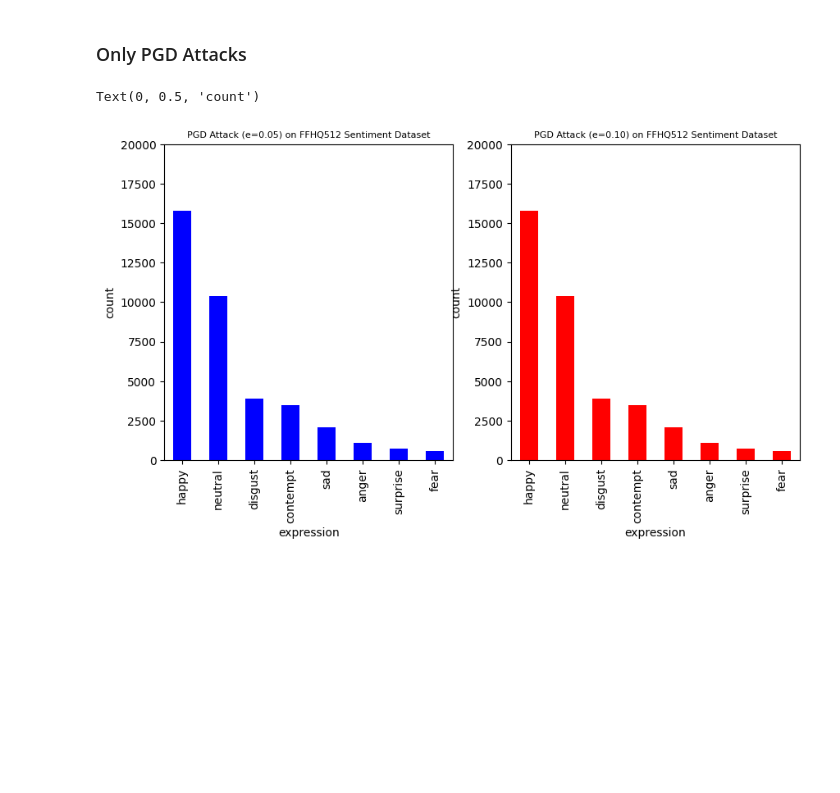
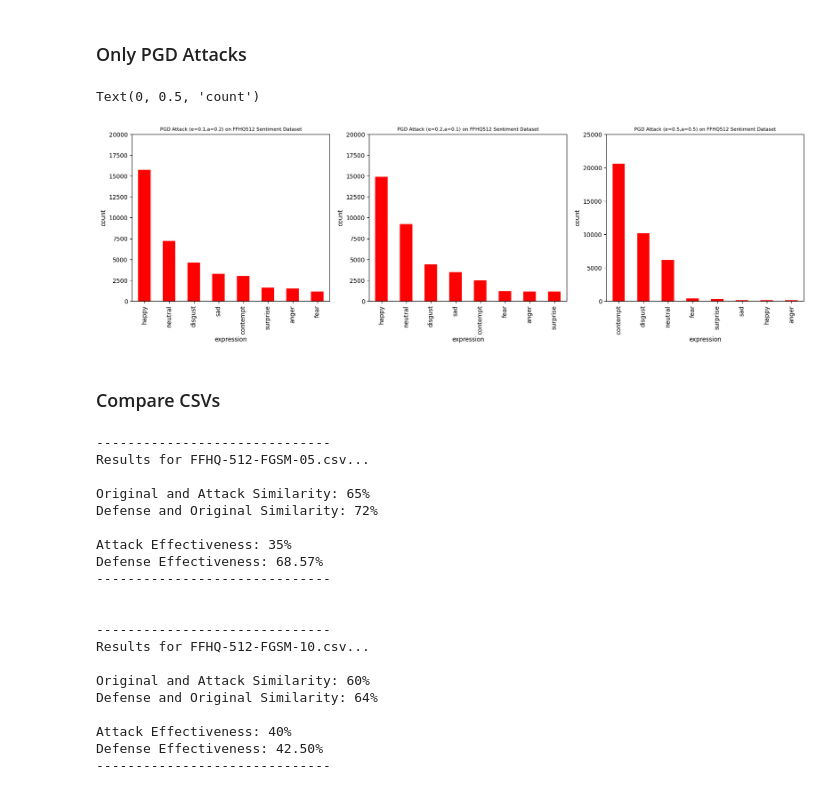
Before and after one commit to hassledw/StyleCLIP_Defense, a Jupyter notebook: ViTClassifier.ipynb, the cells around one changed output. Cells and saved outputs as stored; diff of their text form; code cells hidden in the pictures; blank space fills up the shorter version.

Commit message:
updated attacks

```diff
--- a/ViTClassifier.ipynb
+++ b/ViTClassifier.ipynb
@@ -250,33 +251,93 @@ plt.tight_layout()
 # %% [markdown]
 ### Only PGD Attacks
 # %%
-plt.figure(figsize=(10,5))
+plt.figure(figsize=(20,5))
 # xaxis_order = ["happy", "contempt", "surprise", "neutral", "disgust", "sad", "anger", "fear"]
-plt.subplot(1, 2, 1)
-data = pd.read_csv("./FFHQ512-Labeled/FFHQ-512-PGD-05.csv")
+plt.subplot(1, 3, 1)
+data = pd.read_csv("./FFHQ512-Labeled/FFHQ-512-PGD-10-20.csv")
 counts = data["expression"].value_counts()
-counts.plot(kind="bar", color="blue")
+counts.plot(kind="bar", color="red")
 plt.ylim(0, 20000)
-plt.title("PGD Attack (e=0.05) on FFHQ512 Sentiment Dataset", fontsize=8)
+plt.title("PGD Attack (e=0.1,a=0.2) on FFHQ512 Sentiment Dataset", fontsize=8)
 plt.ylabel("count")
 
-plt.subplot(1, 2, 2)
-data_adv = pd.read_csv("./FFHQ512-Labeled/FFHQ-512-PGD-10.csv")
+plt.subplot(1, 3, 2)
+data_adv = pd.read_csv("./FFHQ512-Labeled/FFHQ-512-PGD-20-10.csv")
 counts_adv = data_adv["expression"].value_counts()
 counts_adv.plot(kind="bar", color="red")
 plt.ylim(0, 20000)
-plt.title("PGD Attack (e=0.10) on FFHQ512 Sentiment Dataset", fontsize=8)
+plt.title("PGD Attack (e=0.2,a=0.1) on FFHQ512 Sentiment Dataset", fontsize=8)
+plt.ylabel("count")
+
+plt.subplot(1, 3, 3)
+data_adv = pd.read_csv("./FFHQ512-Labeled/FFHQ-512-PGD-50-50.csv")
+counts_adv = data_adv["expression"].value_counts()
+counts_adv.plot(kind="bar", color="red")
+plt.ylim(0, 25000)
+plt.title("PGD Attack (e=0.5,a=0.5) on FFHQ512 Sentiment Dataset", fontsize=8)
 plt.ylabel("count")
 
 # plt.subplot(1, 3, 3)
 # data_adv_2 = pd.read_csv("./FFHQ512-Labeled/FFHQ-512-FGSM-25.csv")
 # counts_adv_2 = data_adv_2["expression"].value_counts()
 # # sns.barplot(x='expression', data=data_adv_2, order=xaxis_order, color="blue")
 # counts_adv_2.plot(kind="bar", color="red")
 # plt.ylim(0, 20000)
 # plt.title("FGSM Attack (e=0.25) on FFHQ512 Sentiment Dataset", fontsize=8)
 # plt.ylabel("count")
 # plt.tight_layout()
 # %% [output]
 Text(0, 0.5, 'count')
-[figure, old version]
+[figure, new version]
+# %% [markdown]
+### Compare CSVs
+# %%
+def calculate_defense(attackfile, defensefile):
+    print("-" * 30)
+    print(f"Results for {attackfile}...\n")
+
+    df_orig = pd.read_csv("./FFHQ512-Labeled/FFHQ-512-labeled.csv")[:100]
+    df_def = pd.read_csv(f"./FFHQ512-Labeled/{defensefile}")[:100]
+    df_adv = pd.read_csv(f"./FFHQ512-Labeled/{attackfile}")[:100]
+
+    # adv_to_def = df_adv['expression'].compare(df_def['expression'])
+    orig_to_adv = df_orig['expression'].compare(df_adv['expression'])
+    orig_to_def = df_orig['expression'].compare(df_def['expression'])
+
+    df = orig_to_adv
+    df = df.rename(columns={"self": "expression"})
+    df_def_copy = df_def
+    df_def_copy = df_def_copy[df_def_copy.index.isin(df.index)]
+
+    defense_difference = df['expression'].compare(df_def_copy['expression'])
+
+    print(f"Original and Attack Similarity: {100 - len(orig_to_adv)}%")
+    print(f"Defense and Original Similarity: {100 - len(orig_to_def)}%\n")
+    print(f"Attack Effectiveness: {len(orig_to_adv)}%")
+    print(f"Defense Effectiveness: {(len(orig_to_adv) - len(defense_difference)) / len(orig_to_adv) * 100:.2f}%")
+    print("-" * 30)
+    print("\n")
+
+calculate_defense("FFHQ-512-FGSM-05.csv", "FFHQ-512-FGSM-05-def.csv")
+calculate_defense("FFHQ-512-FGSM-10.csv", "FFHQ-512-FGSM-10-def.csv")
+# %% [output]
+------------------------------
+Results for FFHQ-512-FGSM-05.csv...
+
+Original and Attack Similarity: 65%
+Defense and Original Similarity: 72%
+
+Attack Effectiveness: 35%
+Defense Effectiveness: 68.57%
+------------------------------
+
+
+------------------------------
+Results for FFHQ-512-FGSM-10.csv...
+
+Original and Attack Similarity: 60%
+Defense and Original Similarity: 64%
+
+Attack Effectiveness: 40%
+Defense Effectiveness: 42.50%
+------------------------------
```
Also changed, not shown: parts of 2 cells of this notebook, 8 other files.
